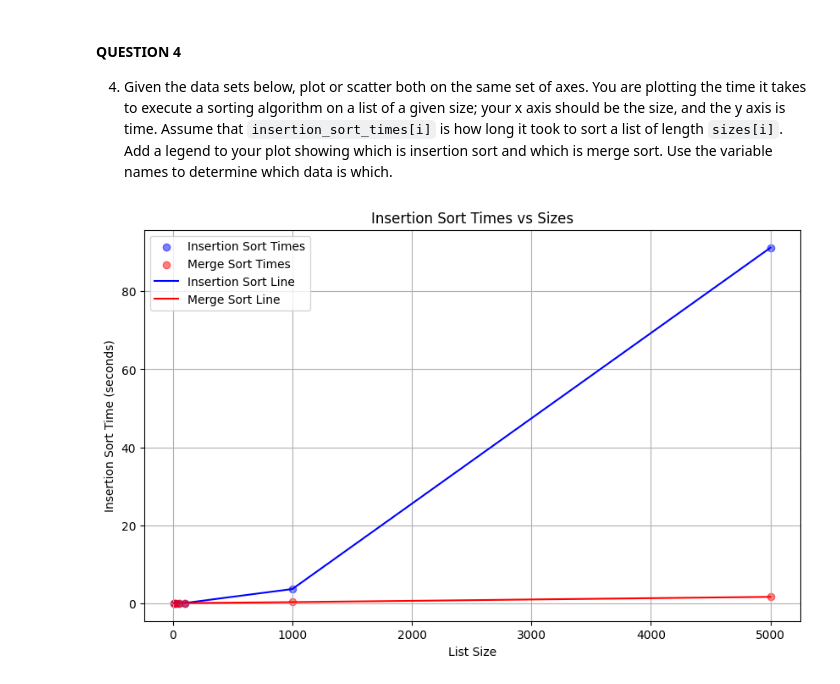
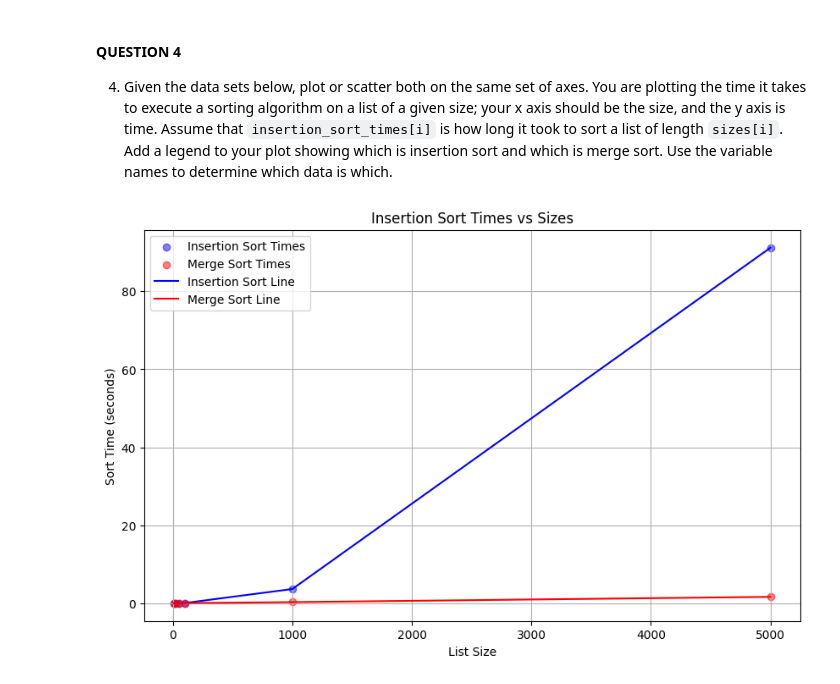
Before and after one commit to bjdawson23/pyplot, a Jupyter notebook: pyplot.ipynb, the cells around one changed output. Cells and saved outputs as stored; diff of their text form; code cells hidden in the pictures.

```diff
--- a/pyplot.ipynb
+++ b/pyplot.ipynb
@@ -131,20 +131,19 @@ plt.show()
 # %%
 sizes = [10, 20, 50, 100, 1000, 5000]
 insertion_sort_times = [0.0010252999999999998, 0.0027026999999999954, 0.010147200000000002, 0.0381137, 3.6303399, 91.2180796]
 merge_sort_times = [0.00161889999999687, 0.003635600000009731, 0.0090655000000055, 0.020108000000007564, 0.2687474000000094, 1.6147050999999948]
 
 # Create a scatter plot of the insertion sort times based on the sizes
 plt.figure(figsize=(10, 6))
 plt.scatter(sizes, insertion_sort_times, color='blue', alpha=0.5, label='Insertion Sort Times')
 plt.scatter(sizes, merge_sort_times, color='red', alpha=0.5, label='Merge Sort Times')
 plt.plot(sizes, insertion_sort_times, color='blue', label='Insertion Sort Line')
 plt.plot(sizes, merge_sort_times, color='red', label='Merge Sort Line')
 plt.title("Merge Sort Times vs Sizes")
 plt.xlabel("List Size")
-plt.ylabel("Merge Sort Time (seconds)")
 plt.title("Insertion Sort Times vs Sizes")
-plt.ylabel("Insertion Sort Time (seconds)")
+plt.ylabel("Sort Time (seconds)")
 plt.legend()
 plt.grid(True)
 # %% [output]
-[figure, old version]
+[figure, new version]
```
